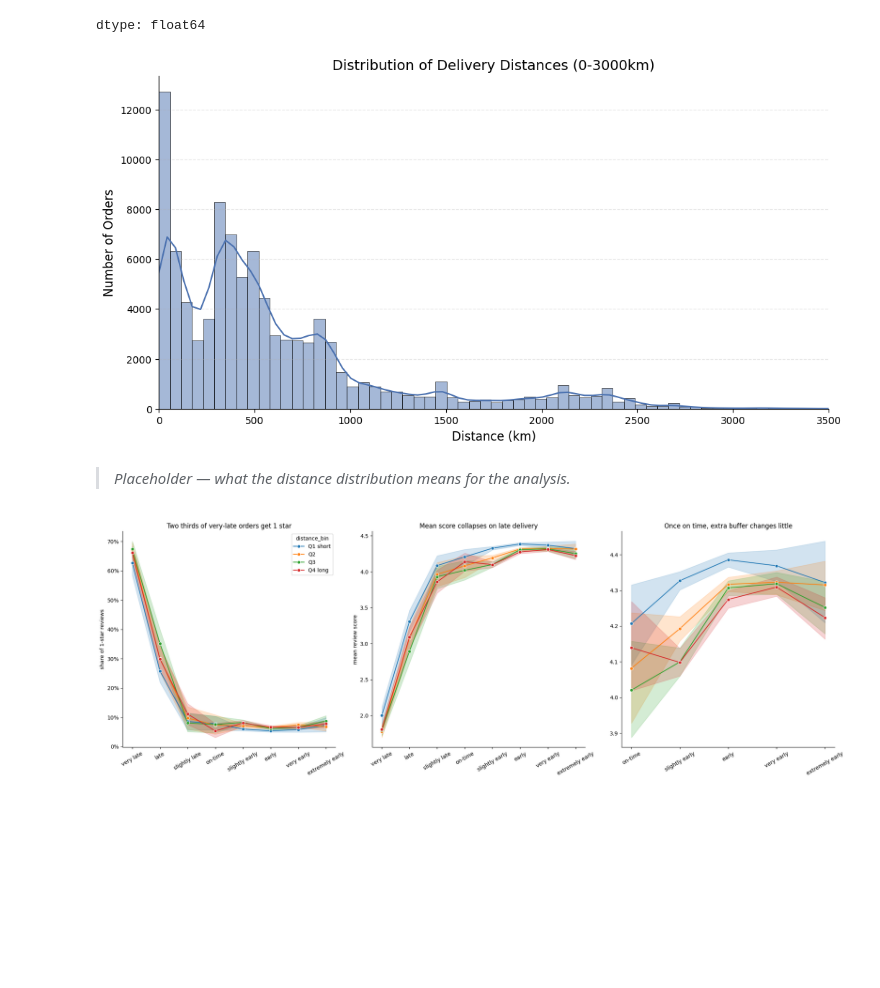
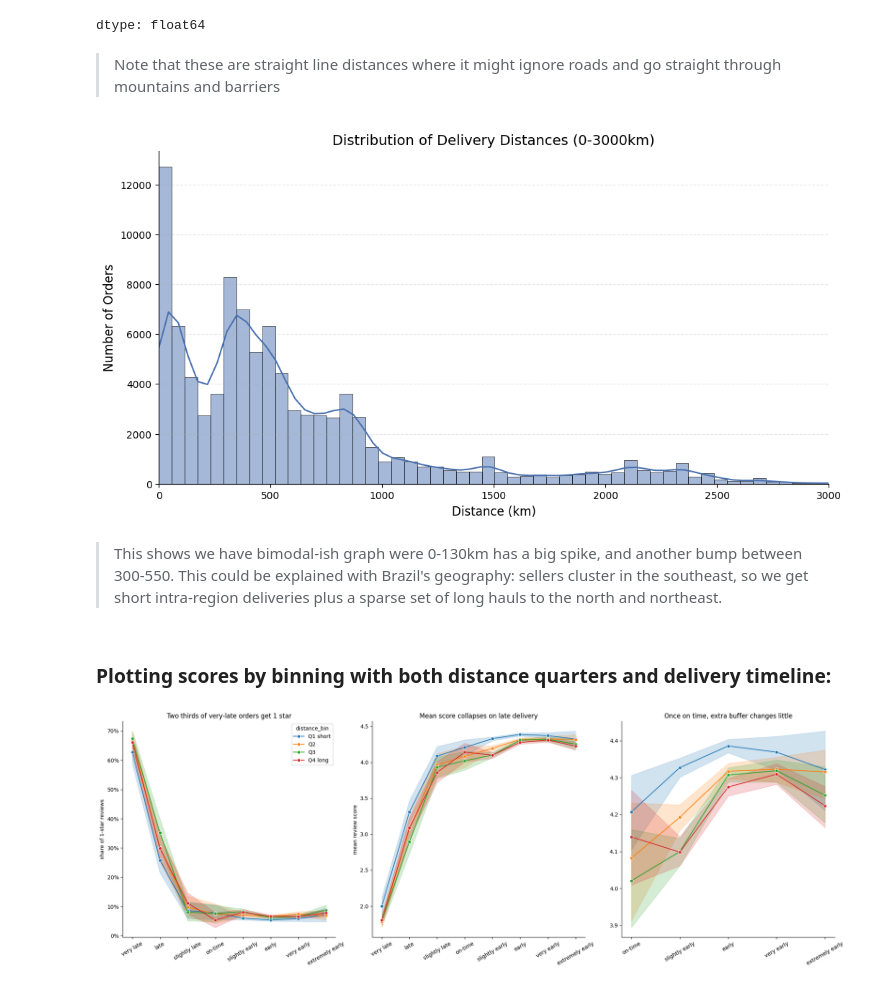
Before and after one commit to doniyor117/olist-marketplace-analysis, a Jupyter notebook: 01-delivery-estimates/analysis.ipynb, the cells around one changed output. Cells and saved outputs as stored; diff of their text form; code cells hidden in the pictures; blank space fills up the shorter version.

Commit message:
fixed bugs in analysis notebook

```diff
--- a/01-delivery-estimates/analysis.ipynb
+++ b/01-delivery-estimates/analysis.ipynb
@@ -524,5 +491,0 @@ memory usage: 22.7+ MB
-# %%
-orders_agg['estimated_delivery_days'] = (
-    (pd.to_datetime(orders_agg['order_estimated_delivery_date']) -
-     pd.to_datetime(orders_agg['order_purchase_timestamp'])).dt.days
-)
@@ -564,0 +494,9 @@ Here we can see static numbers are not used for per state or city, so assuming s
+# %%
+orders_agg['delivered_in_days'] = (
+    orders_agg['order_delivered_customer_date'] -
+    orders_agg['order_purchase_timestamp']
+).dt.days
+
+orders_agg['delivery_buffer_days'] = orders_agg['estimated_delivery_days'] - orders_agg['delivered_in_days']
+
+print(orders_agg['delivery_buffer_days'].describe())
@@ -569,10 +572,0 @@ Here we can see static numbers are not used for per state or city, so assuming s
-# %%
-orders_agg['delivered_in_days'] = (
-    pd.to_datetime(orders_agg['order_delivered_customer_date']) -
-    pd.to_datetime(orders_agg['order_purchase_timestamp'])
-).dt.days
-
-orders_agg['delivery_buffer_days'] = orders_agg['estimated_delivery_days'] - orders_agg['delivered_in_days']
-
-print(orders_agg['delivery_buffer_days'].describe())
-print(f"Late delivery rate (%): {(orders_agg['delivery_buffer_days'] < 0).mean() * 100:.2f}%")
@@ -636,10 +578,11 @@ reviews_agg = dataset['order_reviews'].groupby(by='order_id').agg({
 })
 
 orders_agg = orders_agg.merge(reviews_agg, how='inner', on='order_id')
+orders_agg['review_creation_date'] = pd.to_datetime(orders_agg['review_creation_date'])
 
 orders_agg['review_delay'] = (
-    pd.to_datetime(orders_agg['review_creation_date']) -
-    orders_agg['order_delivered_customer_date']
+    orders_agg['review_creation_date']
+    - orders_agg['order_delivered_customer_date'].dt.normalize()
 ).dt.days
 
 orders_agg.columns
@@ -791,26 +725,28 @@ orders_agg.distance_km.describe()
 | 75% | 798.023687 |
 | max | 8677.859564 |
 dtype: float64
+# %% [markdown]
+> Note that these are straight line distances where it might ignore roads and go straight through mountains and barriers
 # %%
 plt.figure(figsize=(12, 6))
 # Focusing on the 0-3000km range to see the actual distribution shape
 sns.histplot(data=orders_agg, x='distance_km', bins=150, kde=True, color='#4c72b0')
 
-plt.xlim(-0, 3500)
+plt.xlim(0, 3000)
 plt.title('Distribution of Delivery Distances (0-3000km)', fontsize=14)
 plt.xlabel('Distance (km)', fontsize=12)
 plt.ylabel('Number of Orders', fontsize=12)
 plt.grid(axis='y', linestyle='--', alpha=0.3)
 sns.despine()
 
 plt.gcf().savefig(os.path.join(FIGURES_DIR, "delivery_distances_distribution.png"), dpi=200, bbox_inches='tight')
 plt.show()
 # %% [output]
-[figure, old version]
+[figure, new version]
-# %% [markdown]
-<!-- ✍️ YOUR WRITE-UP -->
-
-> _Placeholder — what the distance distribution means for the analysis._
+# %% [markdown]
+> This shows we have bimodal-ish graph were 0-130km has a big spike, and another bump between 300-550. This could be explained with Brazil's geography: sellers cluster in the southeast, so we get short intra-region deliveries plus a sparse set of long hauls to the north and northeast.
+# %% [markdown]
+### Plotting scores by binning with both **distance quarters** and **delivery timeline**:
 # %%
 orders_agg['distance_bin'] = pd.qcut(orders_agg.distance_km, 4, labels=['Q1 short', 'Q2', 'Q3', 'Q4 long'])
 
```
Also changed, not shown: parts of 114 cells of this notebook.
